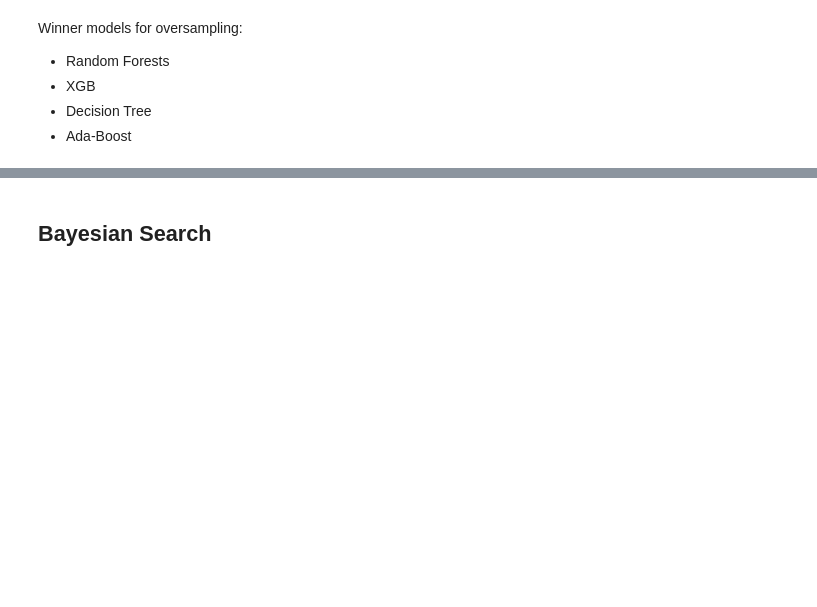
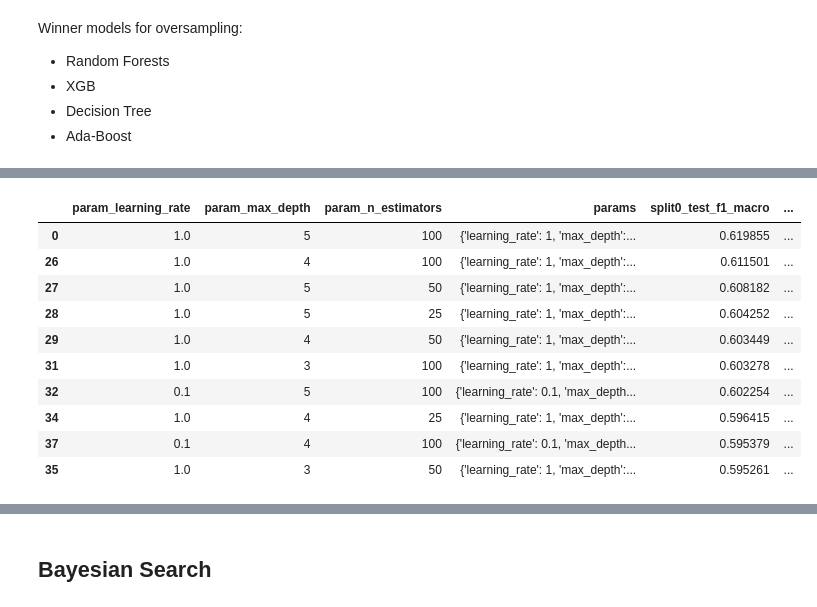
Before and after one commit to JacopoRaffi/DM_Project, a Jupyter notebook: TASK4/oversampling/classifiers_bayes.ipynb, the cells around one changed output, grey strips where cells are left out. Cells and saved outputs as stored; diff of their text form; code cells hidden in the pictures; blank space fills up the shorter version.

```diff
--- a/TASK4/oversampling/classifiers_bayes.ipynb
+++ b/TASK4/oversampling/classifiers_bayes.ipynb
@@ -143,0 +178,16 @@ Winner models for oversampling:
+# %%
+df = pd.read_csv('../../data/ml_datasets/oversampling/model_selection/xgb_results.csv').drop(columns=['mean_fit_time', 'std_fit_time', 'mean_score_time', 'std_score_time'])
+df.sort_values(by='mean_test_f1_macro', ascending=False, inplace=True)
+df.head(10)
+# %% [output]
+|  | param_learning_rate | param_max_depth | param_n_estimators | params | split0_test_f1_macro | ... |
+| 0 | 1.0 | 5 | 100 | {'learning_rate': 1, 'max_depth':... | 0.619855 | ... |
+| 26 | 1.0 | 4 | 100 | {'learning_rate': 1, 'max_depth':... | 0.611501 | ... |
+| 27 | 1.0 | 5 | 50 | {'learning_rate': 1, 'max_depth':... | 0.608182 | ... |
+| 28 | 1.0 | 5 | 25 | {'learning_rate': 1, 'max_depth':... | 0.604252 | ... |
+| 29 | 1.0 | 4 | 50 | {'learning_rate': 1, 'max_depth':... | 0.603449 | ... |
+| 31 | 1.0 | 3 | 100 | {'learning_rate': 1, 'max_depth':... | 0.603278 | ... |
+| 32 | 0.1 | 5 | 100 | {'learning_rate': 0.1, 'max_depth... | 0.602254 | ... |
+| 34 | 1.0 | 4 | 25 | {'learning_rate': 1, 'max_depth':... | 0.596415 | ... |
+| 37 | 0.1 | 4 | 100 | {'learning_rate': 0.1, 'max_depth... | 0.595379 | ... |
+| 35 | 1.0 | 3 | 50 | {'learning_rate': 1, 'max_depth':... | 0.595261 | ... |
```
Also changed, not shown: parts of 18 cells of this notebook.
